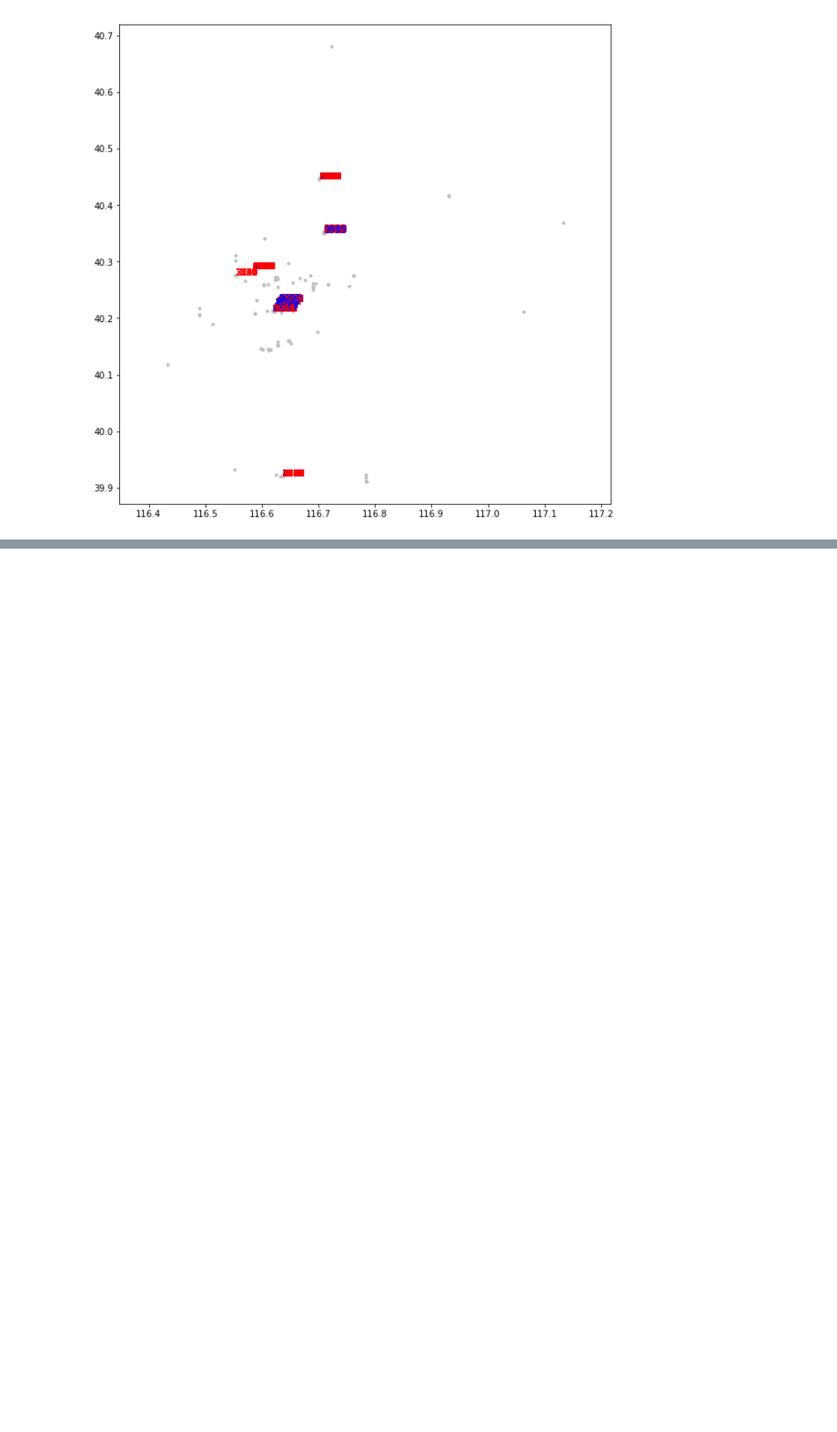
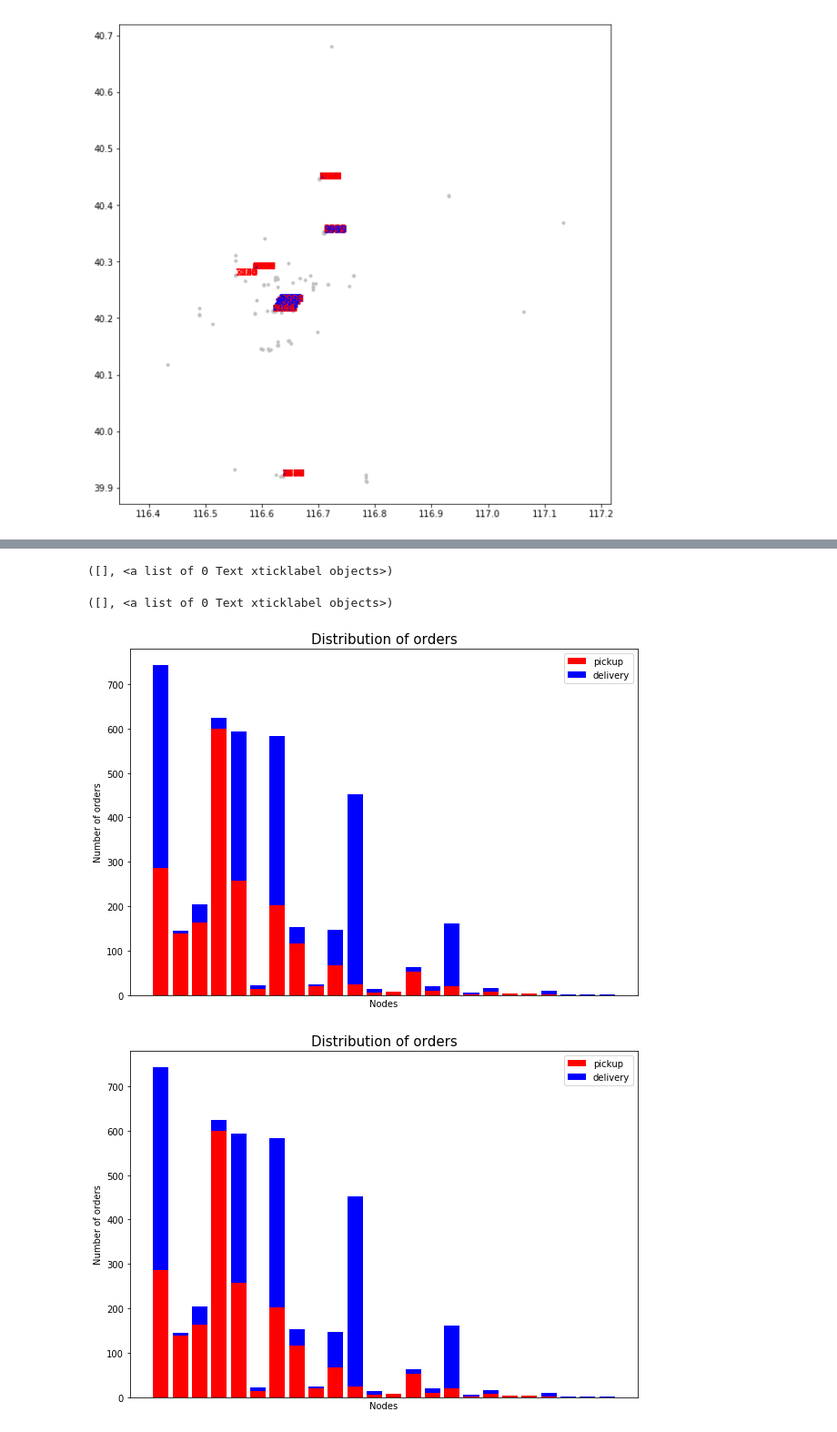
Before and after one commit to 123zhangzq/HW_DPDP, a Jupyter notebook: ScratchPaper/ScatchPaper.ipynb, the cells around one changed output, grey strips where cells are left out. Shown at 91% size. Saved outputs shown, nothing was run; the diff lists cells and outputs as text; code cells hidden in the pictures; blank space fills up the shorter version.

```diff
--- a/ScratchPaper/ScatchPaper.ipynb
+++ b/ScratchPaper/ScatchPaper.ipynb
@@ -370,0 +546,34 @@ dic_d
+# %%
+shops = x + [i for i in x_d if i not in x]
+
+y1 = []
+for i in range(len(shops)):
+    if shops[i] not in dic:
+        y1.append(0)
+    else:
+        y1.append(dic[shops[i]])
+
+y2 = []
+for i in range(len(shops)):
+    if shops[i] not in dic_d:
+        y2.append(0)
+    else:
+        y2.append(dic_d[shops[i]])
+
+fig, ax = plt.subplots(figsize=(10, 7))
+# 先创建一根柱子，显示第一种产品的销量
+ax.bar(shops, y1, color="red", label="pickup")
+# 第二根柱子“堆积”在第一根柱子上方，通过'bottom'调整，显示第二种产品的销量
+ax.bar(shops, y2, color="blue", bottom=y1, label="delivery")
+
+
+ax.set_title("Distribution of orders", fontsize=15)
+ax.set_xlabel("Nodes")
+ax.set_ylabel("Number of orders")
+ax.legend()
+plt.xticks([])
+# %% [output]
+([], <a list of 0 Text xticklabel objects>)
+([], <a list of 0 Text xticklabel objects>)
+[figure, added]
+[figure, added]
```
Also changed, not shown: parts of 60 cells of this notebook, 3 other files.
